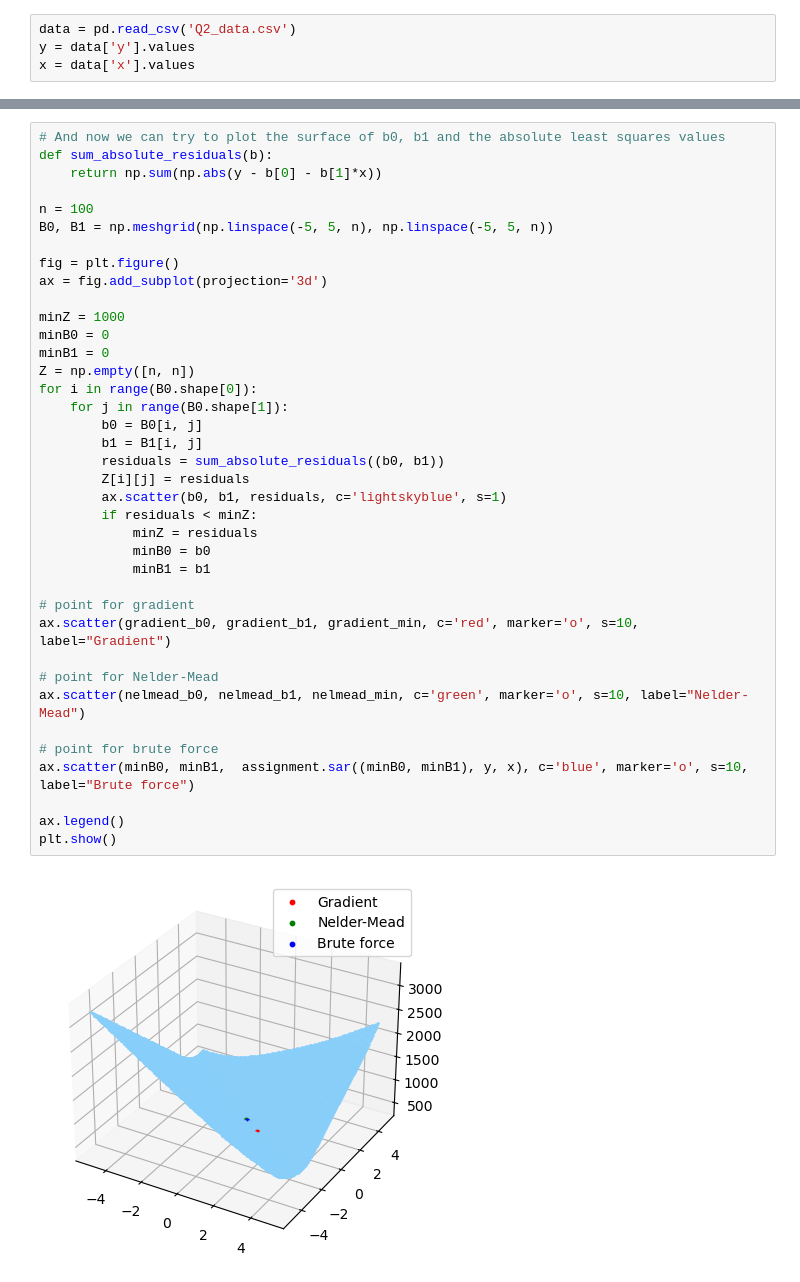
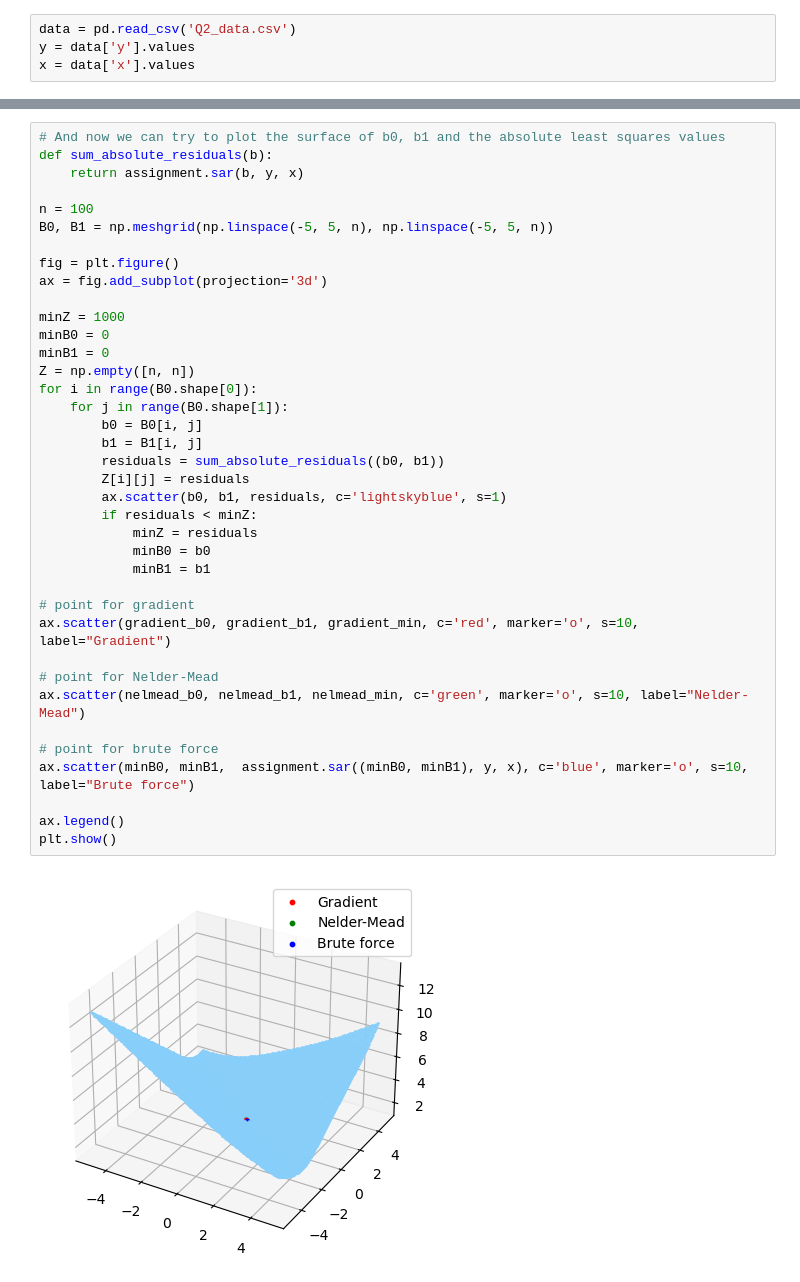
Before and after one commit to linashyshova/NumericalMethods2, a Jupyter notebook: Q2.ipynb, the cells around one changed output, grey strips where cells are left out. Saved outputs shown, nothing was run; the diff lists cells and outputs as text.

```diff
--- a/Q2.ipynb
+++ b/Q2.ipynb
@@ -75,7 +77,7 @@ plt.show()
 # %%
 # And now we can try to plot the surface of b0, b1 and the absolute least squares values
 def sum_absolute_residuals(b):
-    return np.sum(np.abs(y - b[0] - b[1]*x))
+    return assignment.sar(b, y, x)
 
 n = 100
 B0, B1 = np.meshgrid(np.linspace(-5, 5, n), np.linspace(-5, 5, n))
@@ -84,34 +86,34 @@ fig = plt.figure()
 ax = fig.add_subplot(projection='3d')
 
 minZ = 1000
 minB0 = 0
 minB1 = 0
 Z = np.empty([n, n])
 for i in range(B0.shape[0]):
     for j in range(B0.shape[1]):
         b0 = B0[i, j]
         b1 = B1[i, j]
         residuals = sum_absolute_residuals((b0, b1))
         Z[i][j] = residuals
         ax.scatter(b0, b1, residuals, c='lightskyblue', s=1)
         if residuals < minZ:
             minZ = residuals
             minB0 = b0
             minB1 = b1
 
 # point for gradient
 ax.scatter(gradient_b0, gradient_b1, gradient_min, c='red', marker='o', s=10, label="Gradient")
 
 # point for Nelder-Mead
 ax.scatter(nelmead_b0, nelmead_b1, nelmead_min, c='green', marker='o', s=10, label="Nelder-Mead")
 
 # point for brute force
 ax.scatter(minB0, minB1,  assignment.sar((minB0, minB1), y, x), c='blue', marker='o', s=10, label="Brute force")
 
 ax.legend()
 plt.show()
 # %% [output]
-[figure, old version]
+[figure, new version]
 # %%
 # At the same time we used brute force to find minimum of the least absolute deviations
 print("Brute force b0:", minB0)
```
Also changed, not shown: parts of 7 cells of this notebook, 1 other file.
